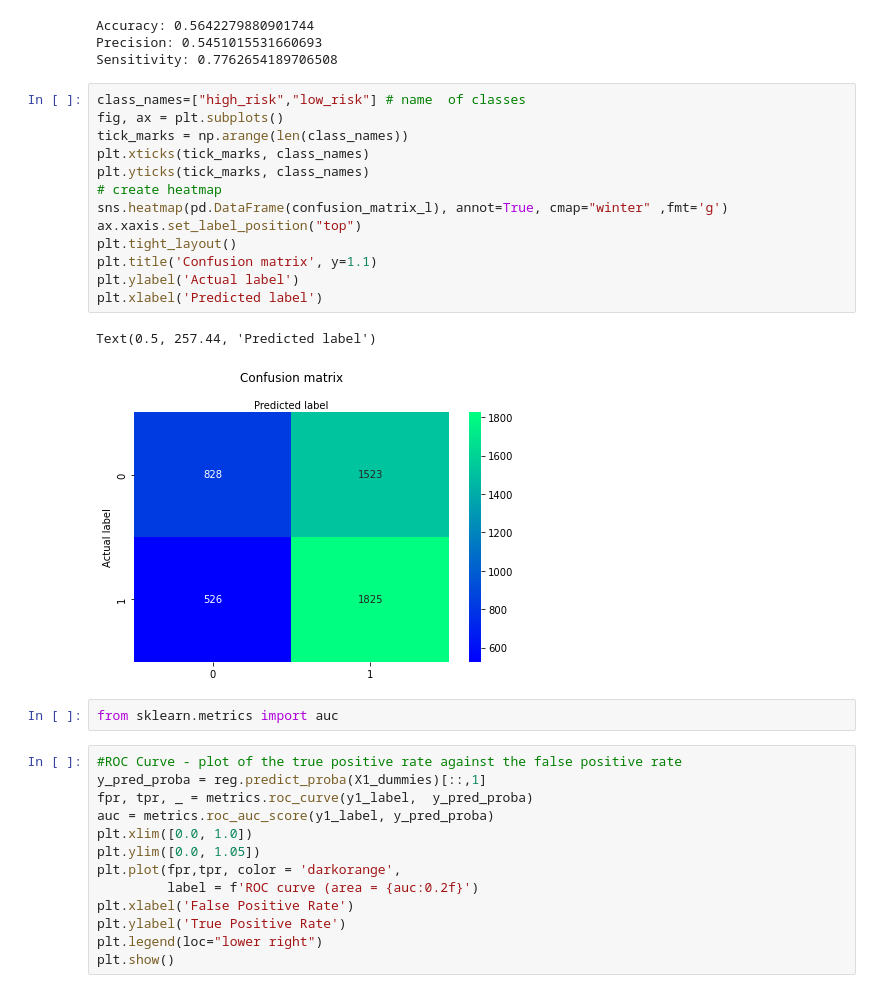
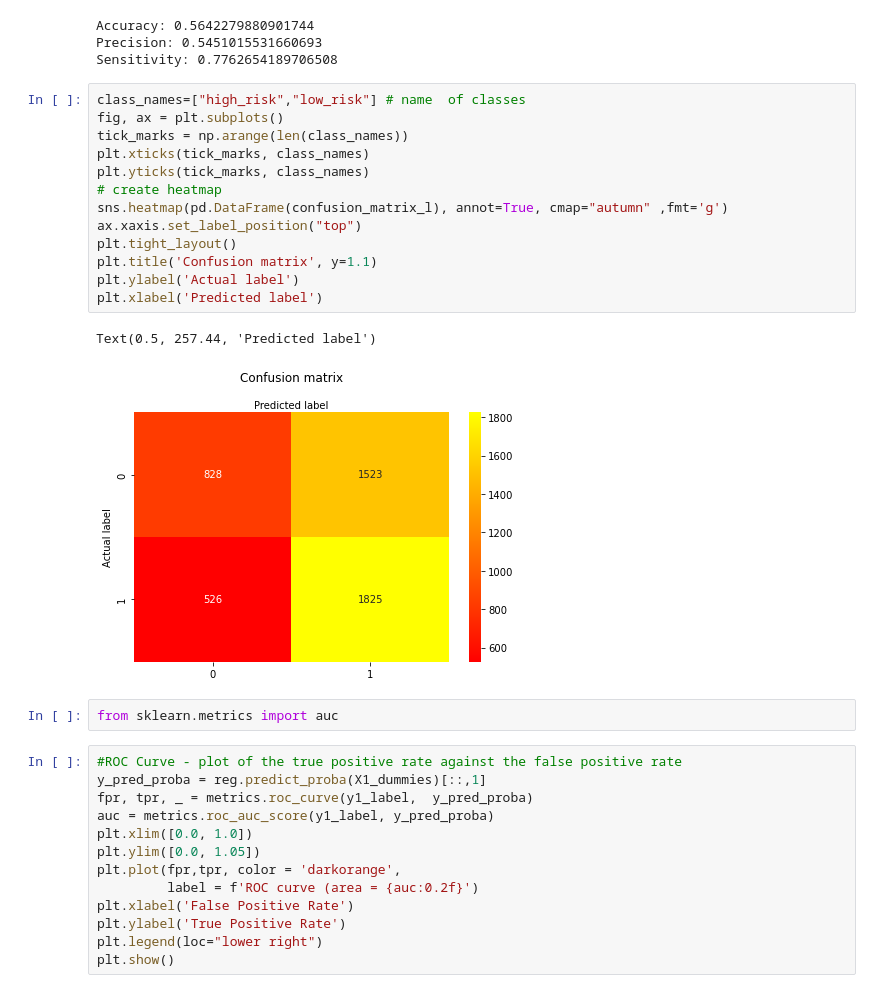
Before and after one commit to DasaSimo/Supervised-Machine-Learning, a Jupyter notebook: CreditRisk.ipynb, the cells around one changed output. Saved outputs shown, nothing was run; the diff lists cells and outputs as text.

```diff
--- a/CreditRisk.ipynb
+++ b/CreditRisk.ipynb
@@ -167,24 +169,24 @@ print("Sensitivity:",metrics.recall_score(y_true, y_pred))
 Accuracy: 0.5642279880901744
 Precision: 0.5451015531660693
 Sensitivity: 0.7762654189706508
-# %%
-class_names=["high_risk","low_risk"] # name  of classes
-fig, ax = plt.subplots()
-tick_marks = np.arange(len(class_names))
-plt.xticks(tick_marks, class_names)
-plt.yticks(tick_marks, class_names)
-# create heatmap
-sns.heatmap(pd.DataFrame(confusion_matrix_l), annot=True, cmap="winter" ,fmt='g')
-ax.xaxis.set_label_position("top")
-plt.tight_layout()
-plt.title('Confusion matrix', y=1.1)
-plt.ylabel('Actual label')
-plt.xlabel('Predicted label')
-# %% [output]
-Text(0.5, 257.44, 'Predicted label')
-[figure, removed]
-# %%
-from sklearn.metrics import auc
+# %%
+class_names=["high_risk","low_risk"] # name  of classes
+fig, ax = plt.subplots()
+tick_marks = np.arange(len(class_names))
+plt.xticks(tick_marks, class_names)
+plt.yticks(tick_marks, class_names)
+# create heatmap
+sns.heatmap(pd.DataFrame(confusion_matrix_l), annot=True, cmap="autumn" ,fmt='g')
+ax.xaxis.set_label_position("top")
+plt.tight_layout()
+plt.title('Confusion matrix', y=1.1)
+plt.ylabel('Actual label')
+plt.xlabel('Predicted label')
+# %% [output]
+Text(0.5, 257.44, 'Predicted label')
+[figure, added]
+# %%
+from sklearn.metrics import auc
 # %%
 #ROC Curve - plot of the true positive rate against the false positive rate
 y_pred_proba = reg.predict_proba(X1_dummies)[::,1]
```
Also changed, not shown: parts of 40 cells of this notebook, 2 other files.
